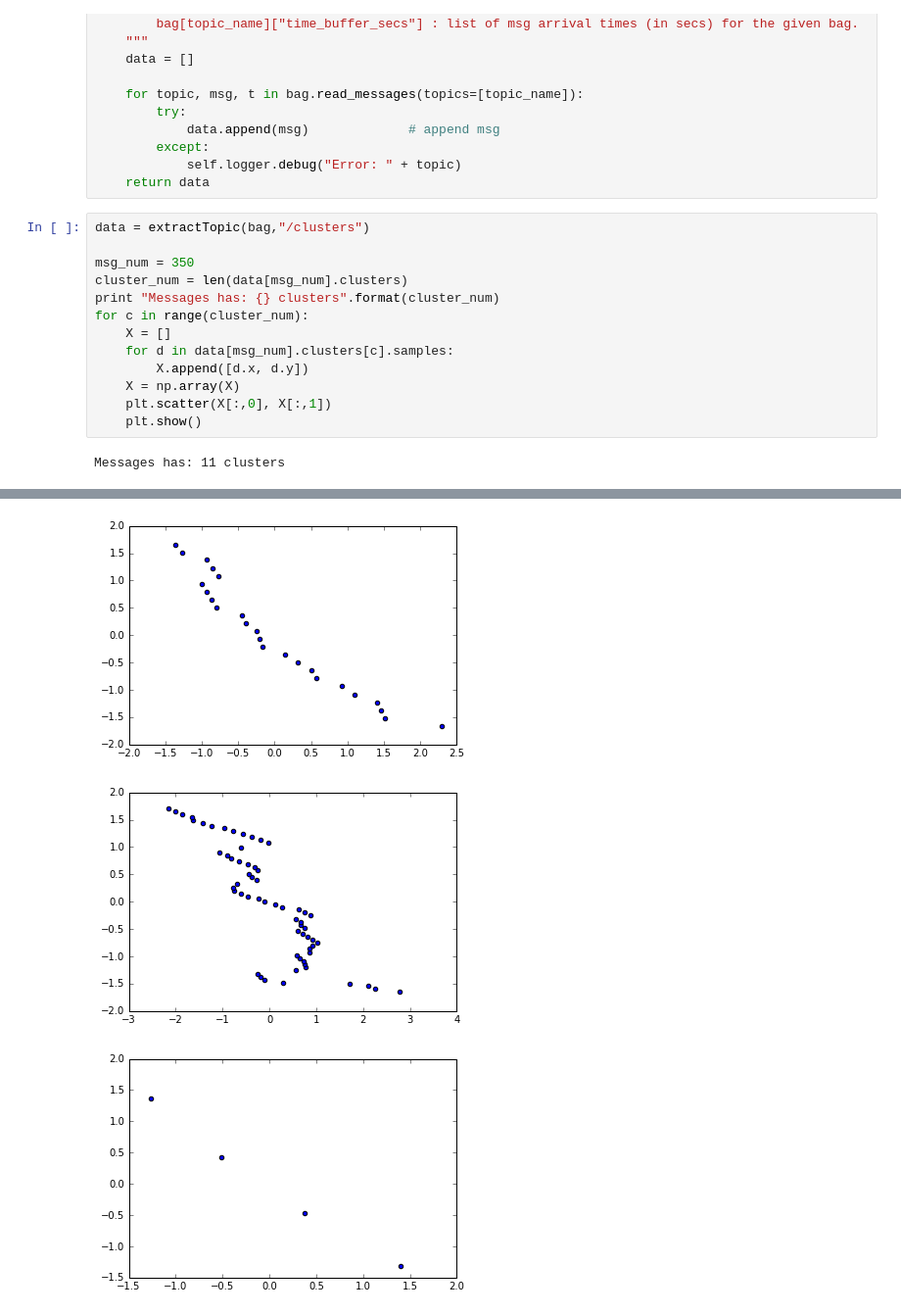
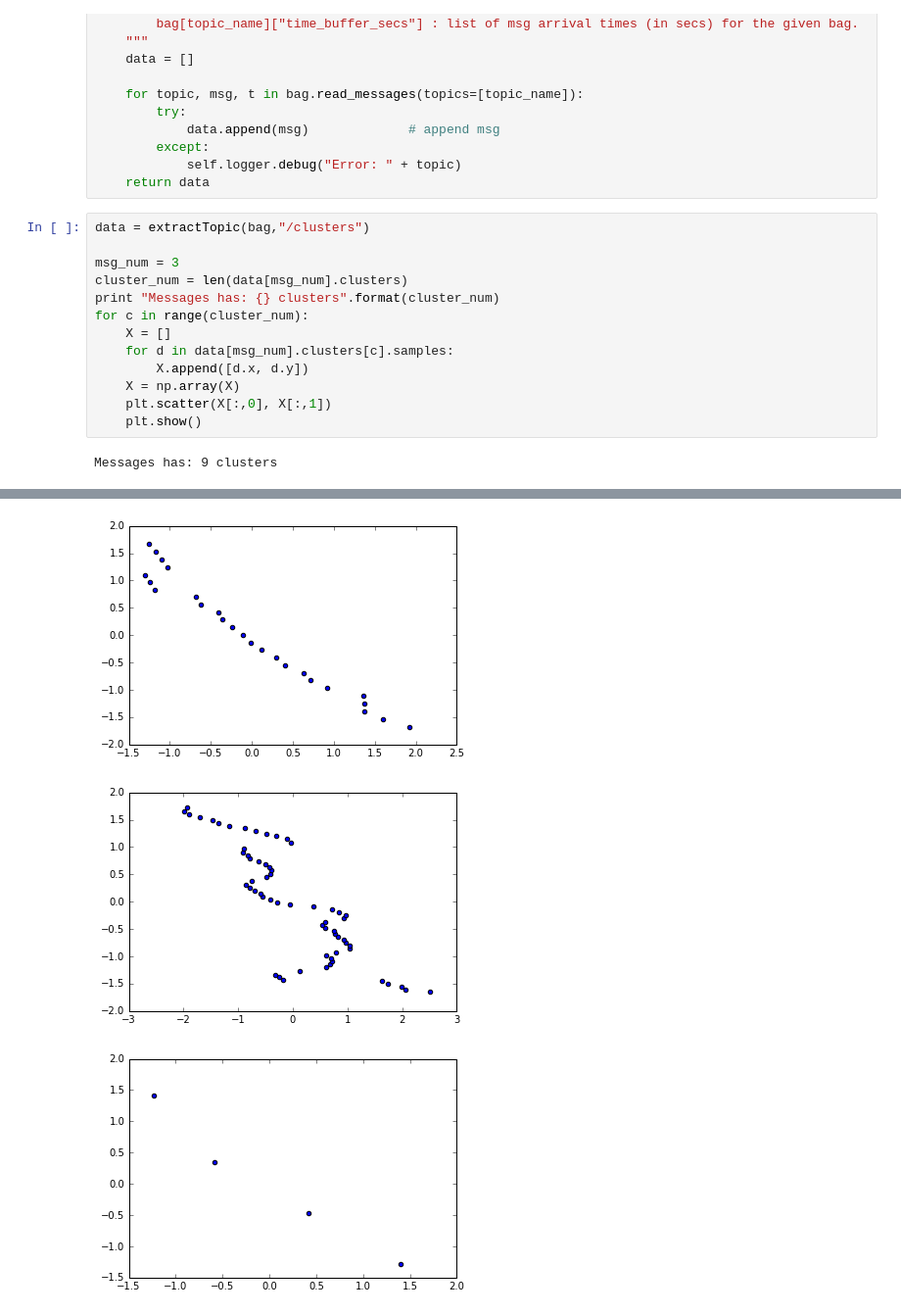
Before and after one commit to angusleigh/leg_tracker, a Jupyter notebook: rosbags/training_scans_res=0.33/tracking_experiment.ipynb, the cells around one changed output, grey strips where cells are left out. Shown: that part at 98% size. Saved outputs shown, nothing was run; the diff lists cells and outputs as text.

```diff
--- a/rosbags/training_scans_res=0.33/tracking_experiment.ipynb
+++ b/rosbags/training_scans_res=0.33/tracking_experiment.ipynb
@@ -60,7 +60,7 @@ def extractTopic(bag,topic_name):
 # %%
 data = extractTopic(bag,"/clusters")
 
-msg_num = 350
+msg_num = 3
 cluster_num = len(data[msg_num].clusters)
 print "Messages has: {} clusters".format(cluster_num)
 for c in range(cluster_num):
@@ -71,4 +71,4 @@ for c in range(cluster_num):
     plt.scatter(X[:,0], X[:,1])
     plt.show()
 # %% [output]
-Messages has: 11 clusters
+Messages has: 9 clusters
@@ -78,3 +78,3 @@ Messages has: 11 clusters
-[figure, old version]
+[figure, new version]
-[figure, old version]
+[figure, new version]
-[figure, old version]
+[figure, new version]
```
Also changed, not shown: parts of 1 cell of this notebook, 2 other files.
